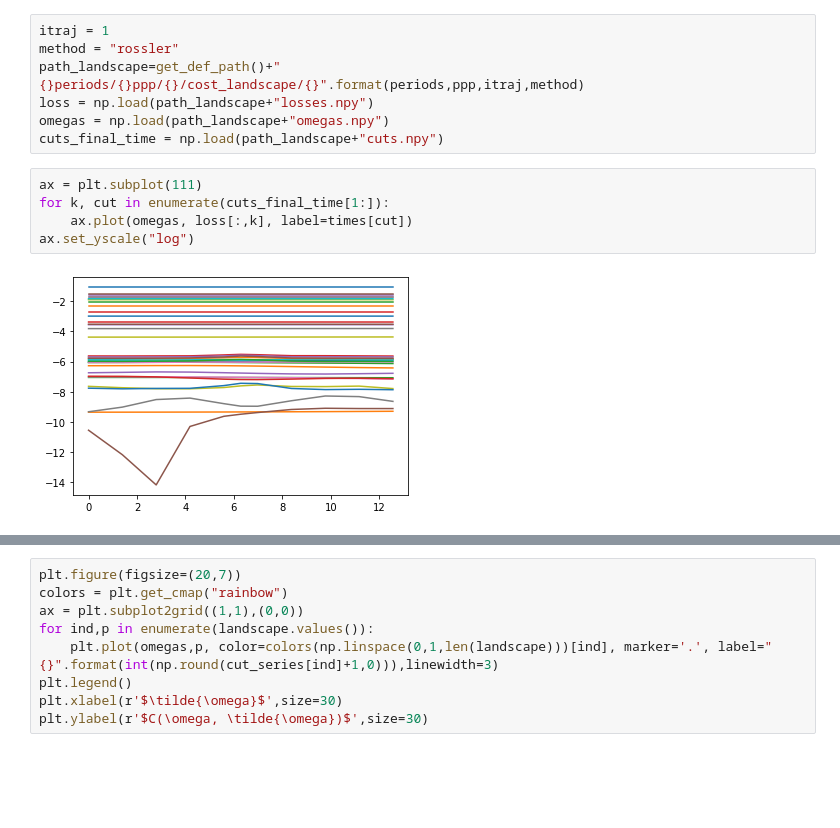
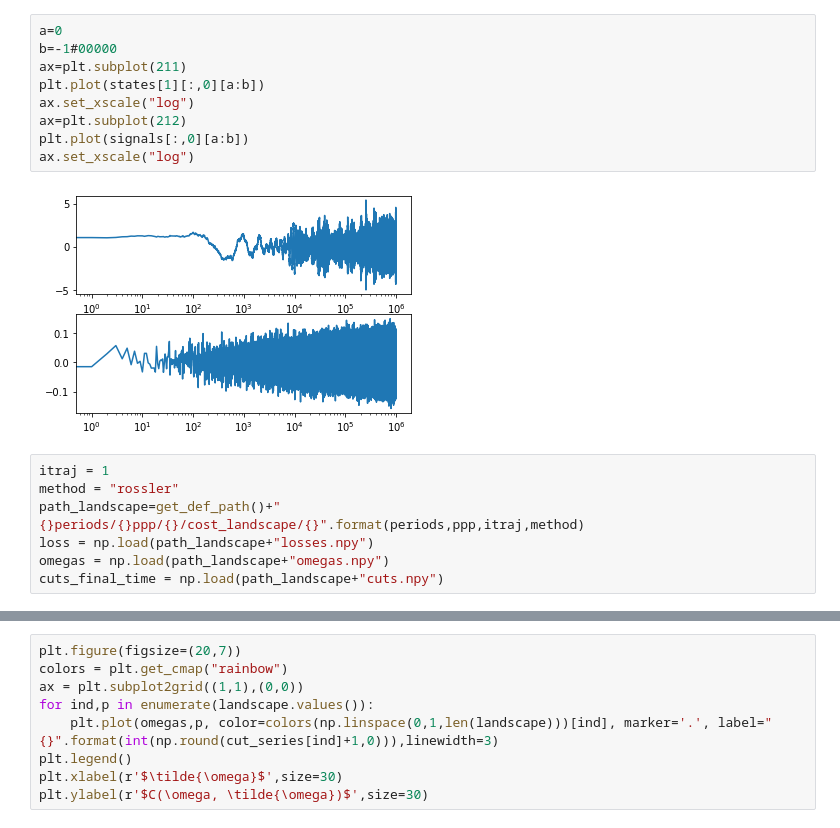
Before and after one commit to matibilkis/continuous, a Jupyter notebook: time_trace_final_time.ipynb, the cells around one changed output, grey strips where cells are left out. Cells and saved outputs as stored; diff of their text form; blank space fills up the shorter version.

```diff
--- a/time_trace_final_time.ipynb
+++ b/time_trace_final_time.ipynb
@@ -22,3 +31,14 @@ itraj: 1
+# %%
+a=0
+b=-1#00000
+ax=plt.subplot(211)
+plt.plot(states[1][:,0][a:b])
+ax.set_xscale("log")
+ax=plt.subplot(212)
+plt.plot(signals[:,0][a:b])
+ax.set_xscale("log")
+# %% [output]
+[figure, added]
 # %%
 itraj = 1
 method = "rossler"
@@ -26,10 +46,3 @@ path_landscape=get_def_path()+"{}periods/{}ppp/{}/cost_landscape/{}".format(peri
 loss = np.load(path_landscape+"losses.npy")
 omegas = np.load(path_landscape+"omegas.npy")
 cuts_final_time = np.load(path_landscape+"cuts.npy")
-# %%
-ax = plt.subplot(111)
-for k, cut in enumerate(cuts_final_time[1:]):
-    ax.plot(omegas, loss[:,k], label=times[cut])
-ax.set_yscale("log")
-# %% [output]
-[figure, removed]
```
Also changed, not shown: parts of 4 cells of this notebook, 5 other files.
